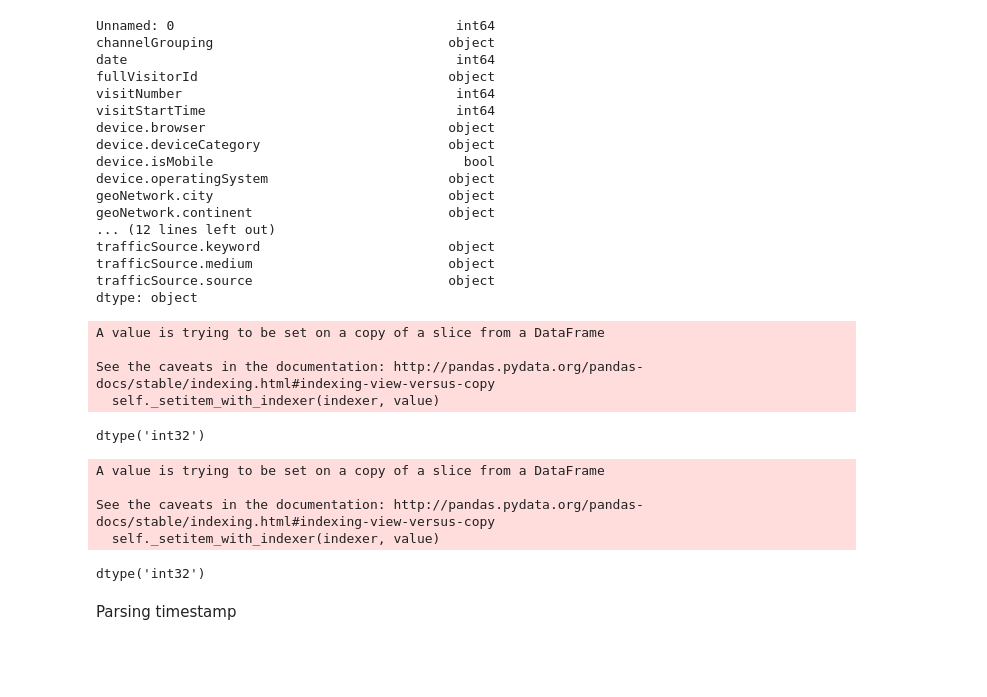
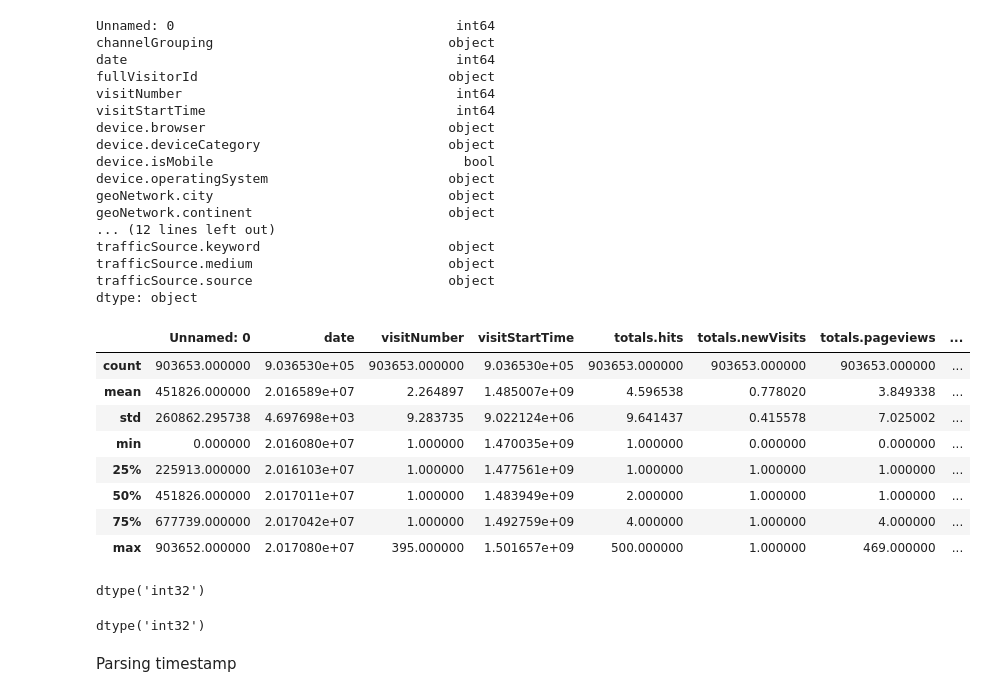
Before and after one commit to elicassion/Google-Analytics-Customer-Revenue-Prediction, a Jupyter notebook: Pipeline.ipynb, the cells around one changed output. Drawn from its saved outputs; the diff is of its cells as text; code cells hidden in the pictures; blank space fills up the shorter version.

```diff
--- a/Pipeline.ipynb
+++ b/Pipeline.ipynb
@@ -341,4 +336,0 @@ for name in train_df.columns:
-# %%
-train_df_f["totals.newVisits"].fillna(0, inplace=True)
-train_df_f["totals.transactionRevenue"].fillna(0, inplace=True)
-train_df_f["totals.pageviews"].fillna(1, inplace=True)
@@ -345,3 +339,6 @@ train_df_f["totals.pageviews"].fillna(1, inplace=True)
+# %%
+train_df_f.replace([np.inf, -np.inf], np.nan, inplace=True)
+train_df_f.replace(np.nan, 0, inplace=True)
 # %% [markdown]
 Then, deal with the boolean values. Some of the boolean values are defined by TRUE or FALSE and read by pandas as an object, convert them to integer values which only contain 0 and 1. Also do other nessary type changes to some columns.
 # %%
@@ -364,6 +361,18 @@ trafficSource.keyword                        object
 trafficSource.medium                         object
 trafficSource.source                         object
 dtype: object
+# %%
+train_df_f.describe()
+# %% [output]
+|  | Unnamed: 0 | date | visitNumber | visitStartTime | totals.hits | totals.newVisits | totals.pageviews | ... |
+| count | 903653.000000 | 9.036530e+05 | 903653.000000 | 9.036530e+05 | 903653.000000 | 903653.000000 | 903653.000000 | ... |
+| mean | 451826.000000 | 2.016589e+07 | 2.264897 | 1.485007e+09 | 4.596538 | 0.778020 | 3.849338 | ... |
+| std | 260862.295738 | 4.697698e+03 | 9.283735 | 9.022124e+06 | 9.641437 | 0.415578 | 7.025002 | ... |
+| min | 0.000000 | 2.016080e+07 | 1.000000 | 1.470035e+09 | 1.000000 | 0.000000 | 0.000000 | ... |
+| 25% | 225913.000000 | 2.016103e+07 | 1.000000 | 1.477561e+09 | 1.000000 | 1.000000 | 1.000000 | ... |
+| 50% | 451826.000000 | 2.017011e+07 | 1.000000 | 1.483949e+09 | 2.000000 | 1.000000 | 1.000000 | ... |
+| 75% | 677739.000000 | 2.017042e+07 | 1.000000 | 1.492759e+09 | 4.000000 | 1.000000 | 4.000000 | ... |
+| max | 903652.000000 | 2.017080e+07 | 395.000000 | 1.501657e+09 | 500.000000 | 1.000000 | 469.000000 | ... |
 # %%
 train_df_f['totals.newVisits'] = train_df_f['totals.newVisits'].astype('int32')
 # %%
@@ -373,11 +382,7 @@ train_df_f['trafficSource.adwordsClickInfo.isVideoAd'] = train_df_f['trafficSour
 train_df_f['trafficSource.adwordsClickInfo.isVideoAd'] = train_df_f['trafficSource.adwordsClickInfo.isVideoAd'] * 1
 train_df_f['trafficSource.adwordsClickInfo.isVideoAd'].dtype
 # %% [output]
-A value is trying to be set on a copy of a slice from a DataFrame
-
-See the caveats in the documentation: http://pandas.pydata.org/pandas-docs/stable/indexing.html#indexing-view-versus-copy
-  self._setitem_with_indexer(indexer, value)
+dtype('int32')
-dtype('int32')
 # %%
 train_df_f['trafficSource.isTrueDirect'].loc[train_df_f['trafficSource.isTrueDirect']!='TRUE'] = 0
 # train_df_f['trafficSource.isTrueDirect'].loc[train_df_f['trafficSource.isTrueDirect']=='TRUE'] = 1
@@ -385,11 +390,7 @@ train_df_f['trafficSource.isTrueDirect'] = train_df_f['trafficSource.isTrueDirec
 train_df_f['trafficSource.isTrueDirect'] = train_df_f['trafficSource.isTrueDirect'] * 1
 train_df_f['trafficSource.isTrueDirect'].dtype
 # %% [output]
-A value is trying to be set on a copy of a slice from a DataFrame
-
-See the caveats in the documentation: http://pandas.pydata.org/pandas-docs/stable/indexing.html#indexing-view-versus-copy
-  self._setitem_with_indexer(indexer, value)
+dtype('int32')
-dtype('int32')
 # %% [markdown]
 Parsing timestamp
 # %%
```
Also changed, not shown: parts of 39 cells of this notebook.
